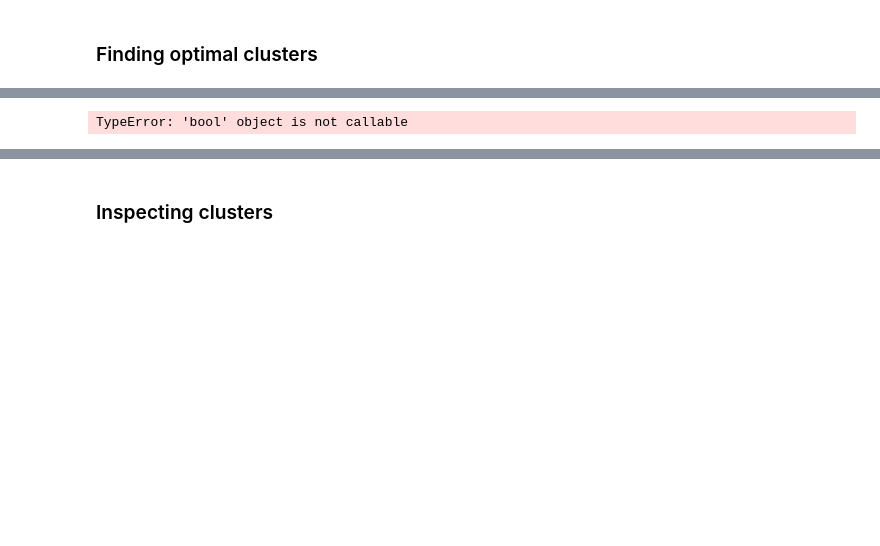
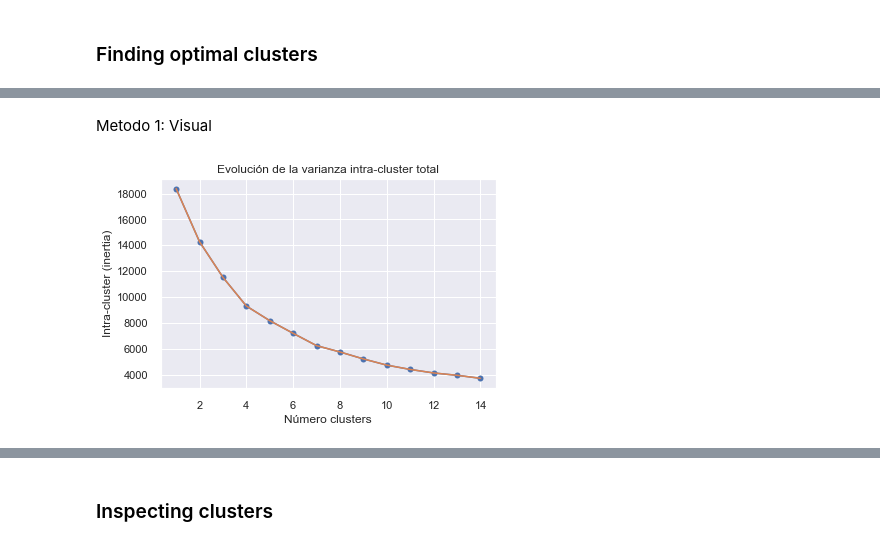
Before and after one commit to hugoferquiroz/AITeacherAllocation, a Jupyter notebook: Scripts/2-2 clusters.ipynb, the cells around one changed output, grey strips where cells are left out. Saved outputs shown, nothing was run; the diff lists cells and outputs as text; code cells hidden in the pictures; blank space fills up the shorter version.

Commit message:
Update 2-2 clusters.ipynb
plot clusters

```diff
--- a/Scripts/2-2 clusters.ipynb
+++ b/Scripts/2-2 clusters.ipynb
@@ -175,2 +187,3 @@ def encoding_str(df, new_df,list_str):
 # %%
-oh_prim_exd = pd.get_dummies(primaria_req[str_exd])
+oh_prim_exd = pd.get_dummies(primaria_exd[str_exd])
+oh_prim_req = pd.get_dummies(primaria_req[str_req])
@@ -200,2 +190,6 @@ oh_primaria
+# %%
+# Join with the dataframe scaler
+prim_exd_clean = pd.merge(left=primaria_exd_scaled ,right=oh_prim_exd,left_index=True,right_index=True)
+prim_req_clean = pd.merge(left=primaria_req_scaled ,right=oh_prim_req,left_index=True,right_index=True)
 # %% [markdown]
 ### Finding optimal clusters
@@ -204,7 +196,35 @@ oh_primaria
 # %%
 # Determino la cantidad de clusters
 from sklearn.cluster import KMeans
-# %%
-primaria_req_knn = primaria_req_scaled.copy()
-# %% [output]
-TypeError: 'bool' object is not callable
+# %%
+primaria_req_knn = prim_req_clean.copy()
+primaria_exd_knn = prim_exd_clean.copy()
+# %% [markdown]
+Metodo 1: Visual
+# %%
+def visualizer_elbow(df,n_clusters=2,seed=36963):
+    """_summary_
+
+    Args:
+        df (_type_): _description_
+        n_clusters (int, optional): _description_. Defaults to 2.
+        seed (int, optional): _description_. Defaults to 36963.
+    """
+    wcss = []
+    for i in range(1,n_clusters):
+        kmeans = KMeans(n_clusters=i,init='k-means++',random_state=seed)
+        kmeans.fit(df)
+        wcss.append(kmeans.inertia_)
+
+    # Graficaremos lva evalución de la varianza intra-clusters
+    import matplotlib.pyplot as plt
+    fig, ax = plt.subplots(1, 1, figsize=(6, 3.84))
+    ax.plot(range(1,n_clusters), wcss, marker='o')
+    ax.set_title("Evolución de la varianza intra-cluster total")
+    ax.set_xlabel('Número clusters')
+    ax.set_ylabel('Intra-cluster (inertia)')
+    my_elbow = plt.plot(range(1,n_clusters),wcss)
+# %%
+visualizer_elbow(primaria_req_knn,15)
+# %% [output]
+[figure, added]
```
Also changed, not shown: parts of 15 cells of this notebook.
